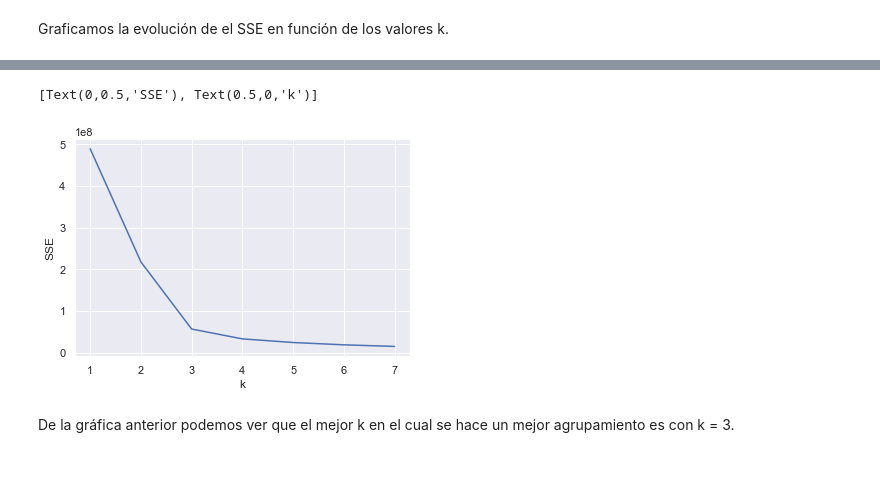
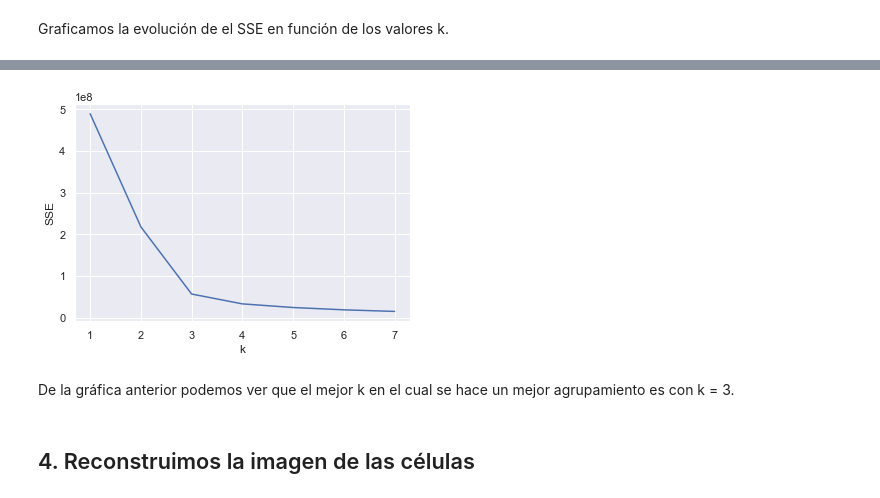
Before and after one commit to juanksRuiz/Machine_Learning, a Jupyter notebook: Proyectos/Proyectos Taller I/Clustering/Clustering II Cells/proy1_Clustering_2__ML_JuanCamiloRuiz.ipynb, the cells around one changed output, grey strips where cells are left out. Drawn from its saved outputs; the diff is of its cells as text; code cells hidden in the pictures; blank space fills up the shorter version.

```diff
--- a/Proyectos/Proyectos Taller I/Clustering/Clustering II Cells/proy1_Clustering_2__ML_JuanCamiloRuiz.ipynb
+++ b/Proyectos/Proyectos Taller I/Clustering/Clustering II Cells/proy1_Clustering_2__ML_JuanCamiloRuiz.ipynb
@@ -116,4 +111,6 @@ def iterate_K(X,max_groups):
+# %%
+# Calculamos los SSE para cada grupo
+max_gr = 7
+ks_1, sse_1, km_models_1 = iterate_K(X,max_gr)
 # %% [markdown]
 Graficamos la evolución de el SSE en función de los valores k.
-# %%
-ks_1, sse_1, km_models_1 = iterate_K(X,7)
@@ -139,8 +117,13 @@ ks_1, sse_1, km_models_1 = iterate_K(X,7)
 # %%
-ax = sns.lineplot(x=range(1,max_groups+1),y=sse)
-ax.set(xlabel="k", ylabel="SSE")
+def elbow_plot(ks, sse):
+    ax = sns.lineplot(x=ks_1,y=sse_1)
+    ax.set(xlabel="k", ylabel="SSE")
+    return ax
-# %% [output]
-[Text(0,0.5,'SSE'), Text(0.5,0,'k')]
-[figure, removed]
+# %%
+ax = elbow_plot(ks_1, sse_1)
+# %% [output]
+[figure, added]
 # %% [markdown]
 De la gráfica anterior podemos ver que el mejor k en el cual se hace un mejor agrupamiento es con k = 3.
+# %% [markdown]
+## 4. Reconstruimos la imagen de las células
```
Also changed, not shown: parts of 22 cells of this notebook.
